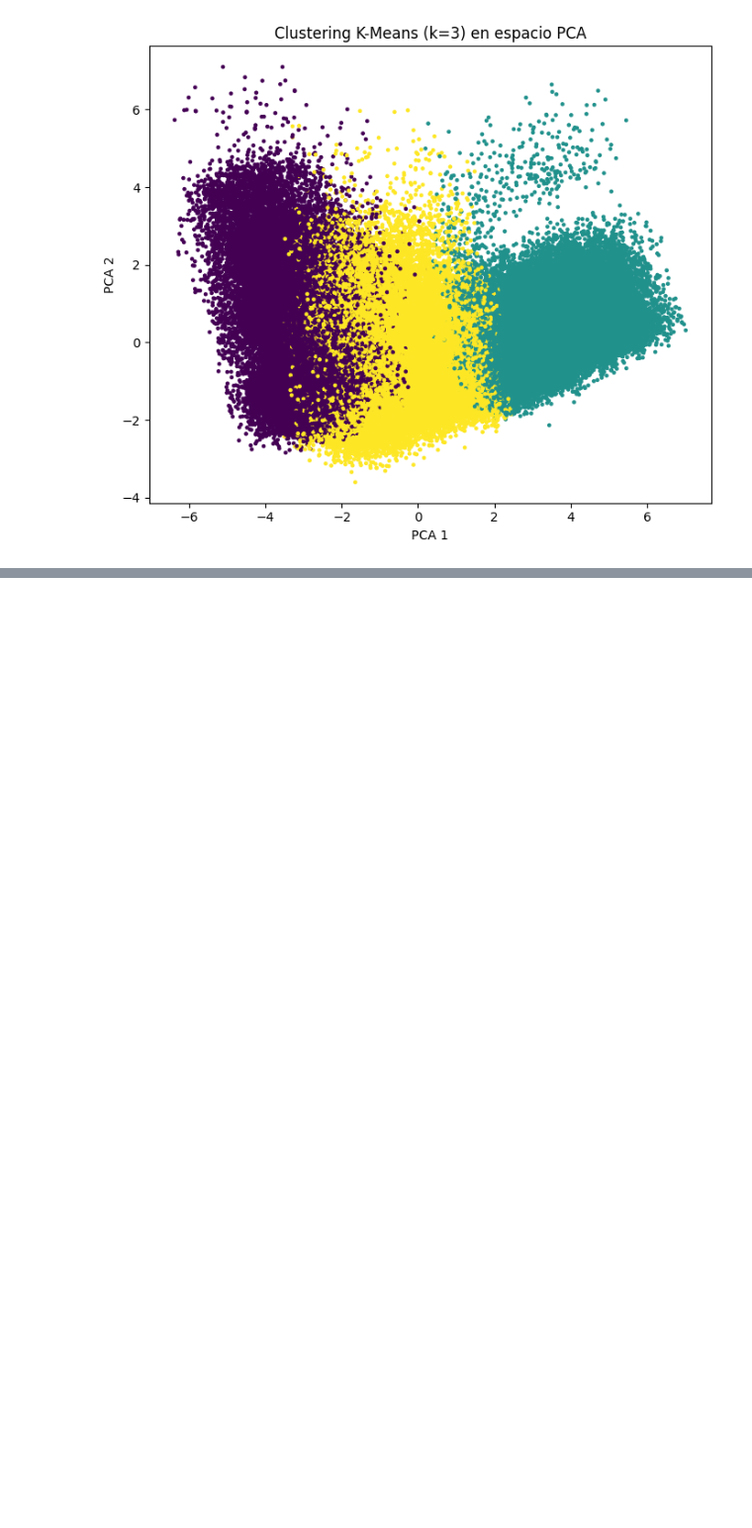
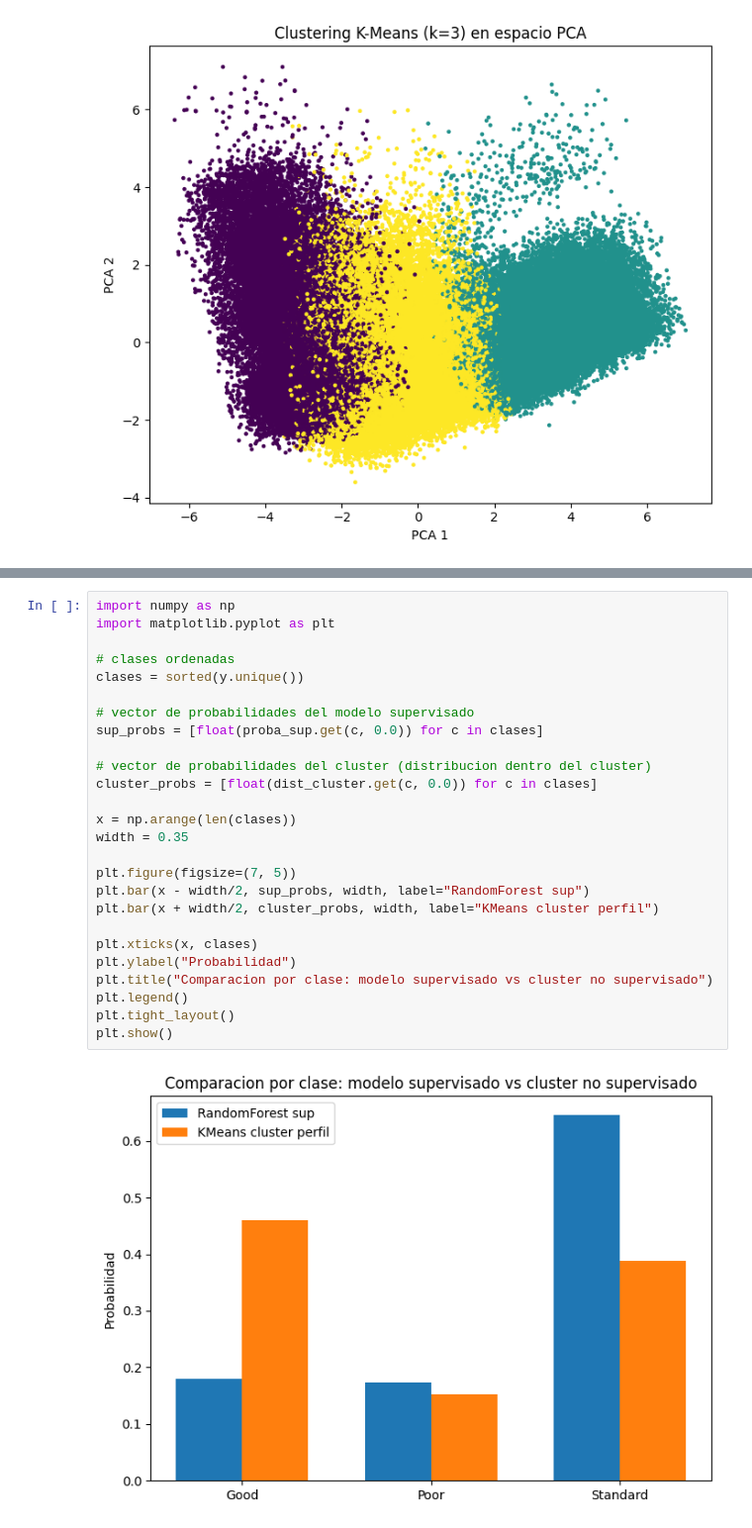
Before and after one commit to Genesixd/proyecto-ia-credit-score, a Jupyter notebook: proyecto.ipynb, the cells around one changed output, grey strips where cells are left out. Shown: that part at 99% size. Saved outputs shown, nothing was run; the diff lists cells and outputs as text; blank space fills up the shorter version.

```diff
--- a/proyecto.ipynb
+++ b/proyecto.ipynb
@@ -1167,0 +1387,28 @@ plt.show()
+# %%
+import numpy as np
+import matplotlib.pyplot as plt
+
+# clases ordenadas
+clases = sorted(y.unique())
+
+# vector de probabilidades del modelo supervisado
+sup_probs = [float(proba_sup.get(c, 0.0)) for c in clases]
+
+# vector de probabilidades del cluster (distribucion dentro del cluster)
+cluster_probs = [float(dist_cluster.get(c, 0.0)) for c in clases]
+
+x = np.arange(len(clases))
+width = 0.35
+
+plt.figure(figsize=(7, 5))
+plt.bar(x - width/2, sup_probs, width, label="RandomForest sup")
+plt.bar(x + width/2, cluster_probs, width, label="KMeans cluster perfil")
+
+plt.xticks(x, clases)
+plt.ylabel("Probabilidad")
+plt.title("Comparacion por clase: modelo supervisado vs cluster no supervisado")
+plt.legend()
+plt.tight_layout()
+plt.show()
+# %% [output]
+[figure, added]
```
Also changed, not shown: parts of 8 cells of this notebook.
